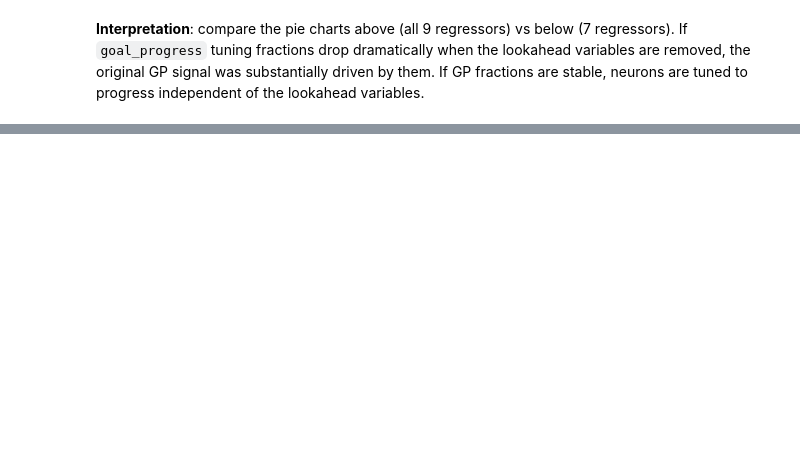
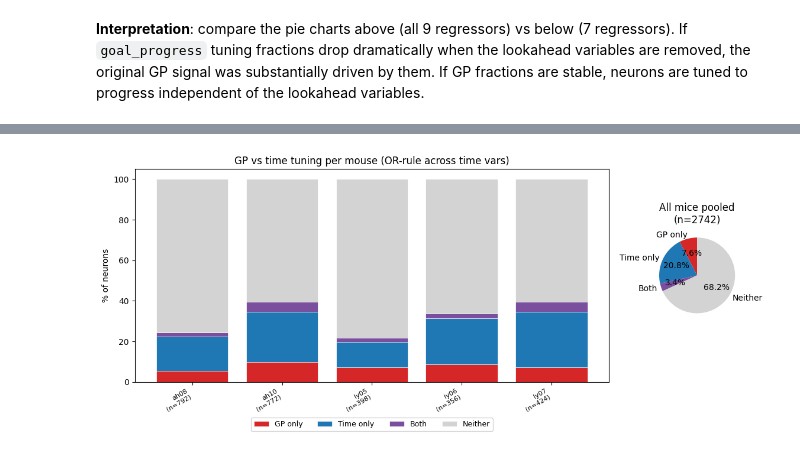
Before and after one commit to AdamLoydHarris/ABCD_LEC, a Jupyter notebook: code/LEC_glm_tuning_variables.ipynb, the cells around one changed output, grey strips where cells are left out. Saved outputs shown, nothing was run; the diff lists cells and outputs as text; code cells hidden in the pictures; blank space fills up the shorter version.

Commit message:
updated GLM stuff for entorhinal; ported analysis over to support PFC data structure

```diff
--- a/code/LEC_glm_tuning_variables.ipynb
+++ b/code/LEC_glm_tuning_variables.ipynb
@@ -237,0 +275,17 @@ print_tuning_summary(mouse_tuning_concat_nl, regressors_to_include=included)
+# %%
+# Re-fit GLM with all 9 regressors, CPD, and a joint 'time_any' test.
+# Aliases (time_since_reward, distance_since_reward) work in the include list
+# and in joint_drop_groups — internal names stay canonical.
+
+reload(glm_analysis_v2)
+from glm_analysis_v2 import run_glm_analysis
+
+GLM_results_ext, Permutation_results_ext, CPD_results_ext = run_glm_analysis(
+    mouse_recdays, data_dic,
+    regressors_to_include=None,            # all 9 regressors
+    compute_cpd=True,
+    joint_drop_groups=[
+        ('time_any', ['time_since_reward', 'time_to_reward']),
+    ],
+)
+print('Done. CPD and joint time_any stored.')
@@ -237,0 +318,15 @@ print_tuning_summary(mouse_tuning_concat_nl, regressors_to_include=included)
+# %%
+# Compute tuning arrays and produce simplified (2-slice) pie charts.
+# Note: tuned_dict uses the standard 9 regressors; the joint 'time_any'
+# is in CPD_results but isn't tracked as a tuning class in tuned_dict.
+
+from glm_analysis_v2 import (
+    compute_tuning_arrays,
+    group_tuning_by_mouse,
+    plot_tuning_piecharts_binary,
+)
+
+tuned_dict_ext = compute_tuning_arrays(GLM_results_ext, Permutation_results_ext)
+mouse_tuning_concat_ext = group_tuning_by_mouse(tuned_dict_ext)
+
+plot_tuning_piecharts_binary(mouse_tuning_concat_ext)
@@ -237,0 +352,10 @@ print_tuning_summary(mouse_tuning_concat_nl, regressors_to_include=included)
+# %%
+# Time vs goal-progress overlap.
+# OR-rule: a neuron is 'time-tuned' if it passes F-test for time_from OR time_to.
+# Compares each neuron's GP-tuning to its time-tuning, four-way categorisation.
+
+from glm_analysis_v2 import plot_time_vs_progress_overlap
+
+plot_time_vs_progress_overlap(mouse_tuning_concat_ext, use_joint_time=False)
+# %% [output]
+[figure, added]
```
Also changed, not shown: parts of 34 cells of this notebook, 2 other files.
